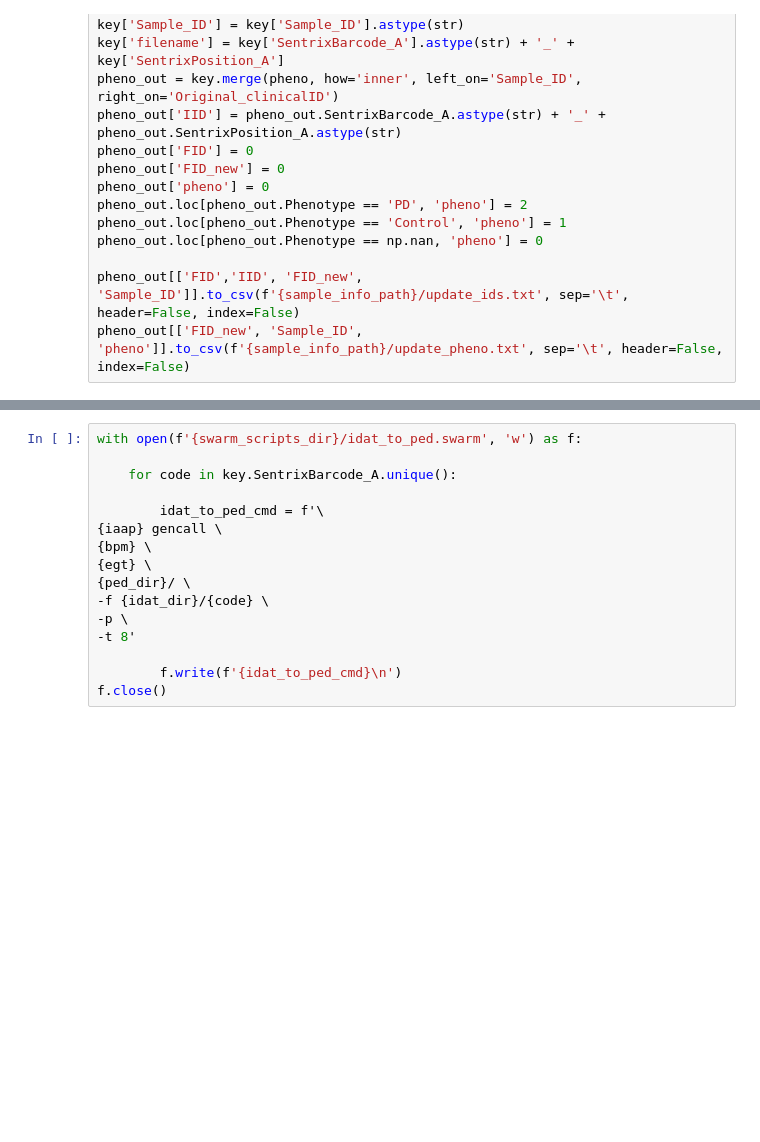
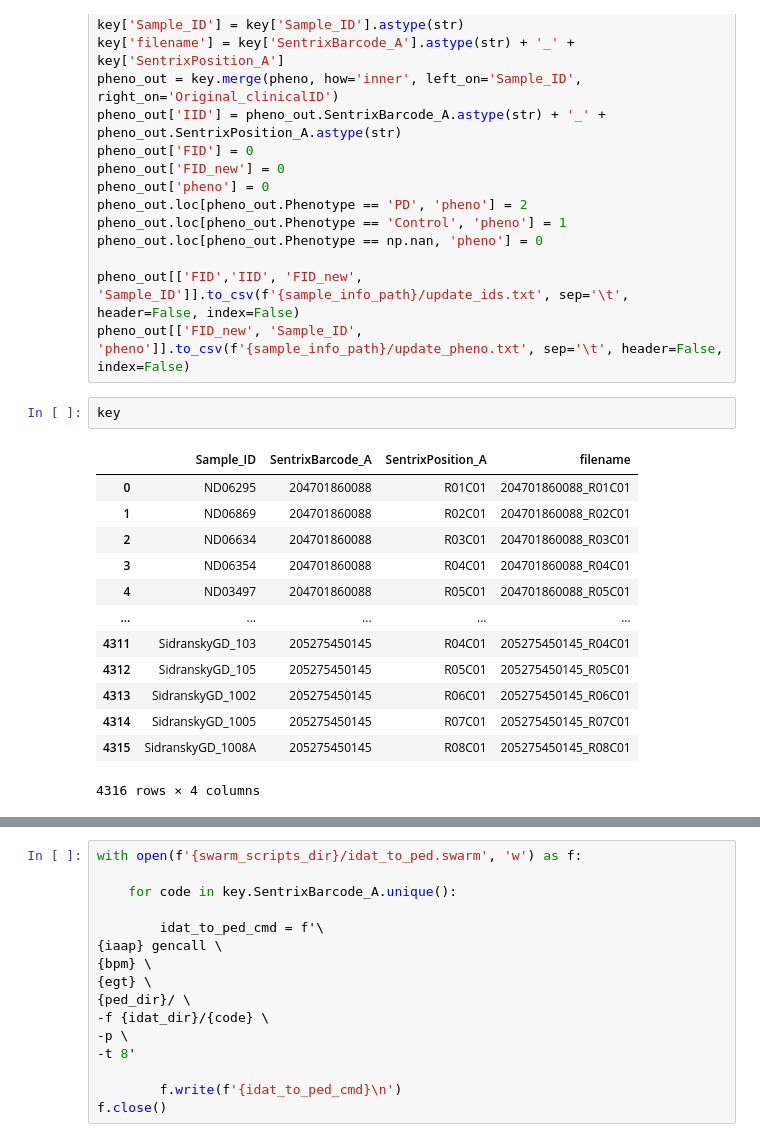
Before and after one commit to dvitale199/GenoTools, a Jupyter notebook: GP2_data_processing/GP2_coriell_processing.ipynb, the cells around one changed output, grey strips where cells are left out. Cells and saved outputs as stored; diff of their text form; blank space fills up the shorter version.

```diff
--- a/GP2_data_processing/GP2_coriell_processing.ipynb
+++ b/GP2_data_processing/GP2_coriell_processing.ipynb
@@ -53,6 +80,22 @@ pheno_out.loc[pheno_out.Phenotype == np.nan, 'pheno'] = 0
 
 pheno_out[['FID','IID', 'FID_new', 'Sample_ID']].to_csv(f'{sample_info_path}/update_ids.txt', sep='\t', header=False, index=False)
 pheno_out[['FID_new', 'Sample_ID', 'pheno']].to_csv(f'{sample_info_path}/update_pheno.txt', sep='\t', header=False, index=False)
+# %%
+key
+# %% [output]
+|  | Sample_ID | SentrixBarcode_A | SentrixPosition_A | filename |
+| 0 | ND06295 | 204701860088 | R01C01 | 204701860088_R01C01 |
+| 1 | ND06869 | 204701860088 | R02C01 | 204701860088_R02C01 |
+| 2 | ND06634 | 204701860088 | R03C01 | 204701860088_R03C01 |
+| 3 | ND06354 | 204701860088 | R04C01 | 204701860088_R04C01 |
+| 4 | ND03497 | 204701860088 | R05C01 | 204701860088_R05C01 |
+| ... | ... | ... | ... | ... |
+| 4311 | SidranskyGD_103 | 205275450145 | R04C01 | 205275450145_R04C01 |
+| 4312 | SidranskyGD_105 | 205275450145 | R05C01 | 205275450145_R05C01 |
+| 4313 | SidranskyGD_1002 | 205275450145 | R06C01 | 205275450145_R06C01 |
+| 4314 | SidranskyGD_1005 | 205275450145 | R07C01 | 205275450145_R07C01 |
+| 4315 | SidranskyGD_1008A | 205275450145 | R08C01 | 205275450145_R08C01 |
+4316 rows × 4 columns
 # %%
 # create a folder in idats for each plate in new idat_dir
 for code in key.SentrixBarcode_A.unique():
```
Also changed, not shown: parts of 13 cells of this notebook, 1 other file.
